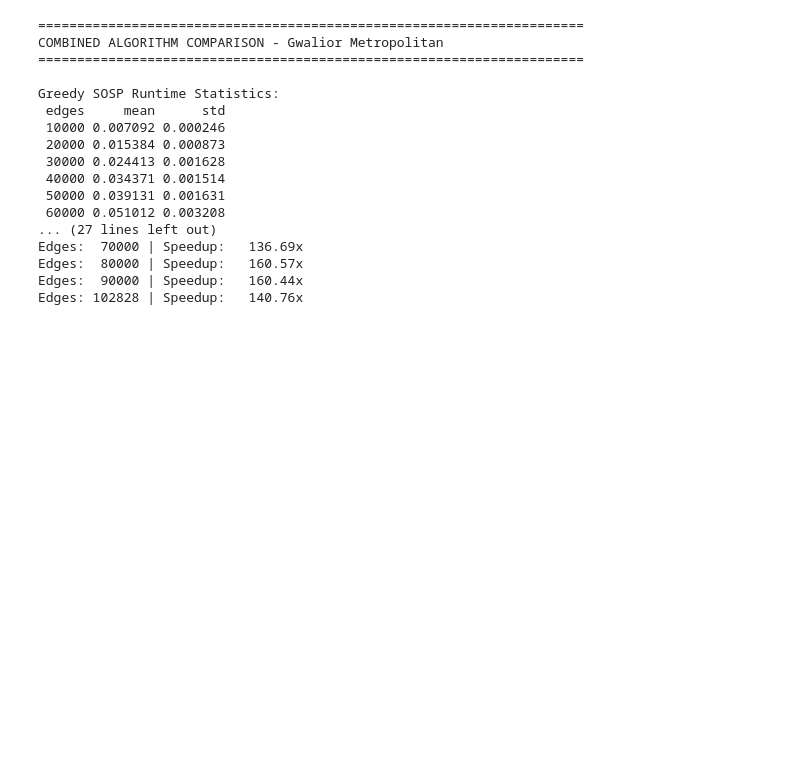
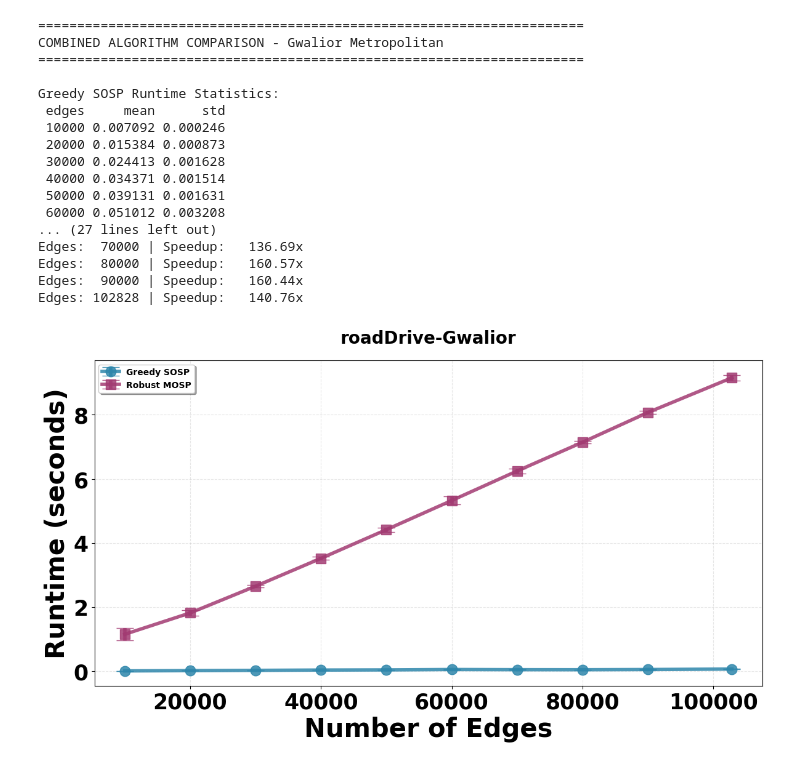
Before and after one commit to externalavi/SPA, a Jupyter notebook: Testing_gwalior_road_drive.ipynb, the cells around one changed output. Saved outputs shown, nothing was run; the diff lists cells and outputs as text; code cells hidden in the pictures; blank space fills up the shorter version.

Commit message:
Testing roadDrive-Gwalior

```diff
--- a/Testing_gwalior_road_drive.ipynb
+++ b/Testing_gwalior_road_drive.ipynb
@@ -335,3 +335,89 @@ Edges:  70000 | Speedup:   136.69x
 Edges:  80000 | Speedup:   160.57x
 Edges:  90000 | Speedup:   160.44x
 Edges: 102828 | Speedup:   140.76x
+# %%
+# Combined plot: Greedy SOSP vs Robust MOSP on RoadNet-CA
+import pandas as pd
+import matplotlib.pyplot as plt
+from pathlib import Path
+
+# Define paths
+RESULTS_GSOSP_CSV = Path("gwalior_road_drive_results_GSOSP.csv")
+RESULTS_RMOSP_CSV = Path("gwalior_road_drive_results_RMOSP.csv")
+
+# Load results from both algorithms
+gsosp_results = pd.read_csv(RESULTS_GSOSP_CSV)
+rmosp_results = pd.read_csv(RESULTS_RMOSP_CSV)
+
+# Aggregate runtimes by edges (mean and std)
+gsosp_runtime = gsosp_results.groupby('edges')['runtime'].agg(['mean', 'std']).reset_index()
+gsosp_runtime['algorithm'] = 'Greedy SOSP'
+
+rmosp_runtime = rmosp_results.groupby('edges')['runtime'].agg(['mean', 'std']).reset_index()
+rmosp_runtime['algorithm'] = 'Robust MOSP'
+
+# Create the combined plot
+fig, ax = plt.subplots(figsize=(12, 7))
+
+# Plot Greedy SOSP
+ax.errorbar(gsosp_runtime['edges'], gsosp_runtime['mean'],
+            yerr=gsosp_runtime['std'], marker='o', linewidth=4,
+            markersize=12, capsize=10, label='Greedy SOSP',
+            color='#2E86AB', alpha=0.85)
+
+# Plot Robust MOSP
+ax.errorbar(rmosp_runtime['edges'], rmosp_runtime['mean'],
+            yerr=rmosp_runtime['std'], marker='s', linewidth=4,
+            markersize=12, capsize=10, label='Robust MOSP',
+            color='#A23B72', alpha=0.85)
+
+# Formatting for research paper
+ax.set_xlabel('Number of Edges', fontsize=30, fontweight='heavy')
+ax.set_ylabel('Runtime (seconds)', fontsize=30, fontweight='heavy')
+
+ax.set_title('roadDrive-Gwalior',
+             fontsize=20, fontweight='bold', pad=20)
+
+ax.grid(True, alpha=0.3, linestyle='--', linewidth=0.8)
+ax.legend(fontsize=20, loc='upper left', frameon=True, shadow=True, prop={'weight': 'bold'})
+
+# Add tick formatting
+ax.tick_params(axis='both', which='major', labelsize=25)
+
+# Set fontweight for tick labels
+for label in ax.get_xticklabels() + ax.get_yticklabels():
+    label.set_fontweight('bold')
+
+plt.tight_layout()
+plt.savefig('roadDrive-Gwalior_performance_comparison.pdf', dpi=600, bbox_inches='tight')
+plt.show()
+
+
+
+
+
+
+
+
+
+
+# Print comparison statistics
+print("=" * 70)
+print("COMBINED ALGORITHM COMPARISON - roadDrive-Gwalior")
+print("=" * 70)
+print("\nGreedy SOSP Runtime Statistics:")
+print(gsosp_runtime[['edges', 'mean', 'std']].to_string(index=False))
+print("\nRobust MOSP Runtime Statistics:")
+print(rmosp_runtime[['edges', 'mean', 'std']].to_string(index=False))
+
+# Calculate speedup
+print("\n" + "=" * 70)
+print("SPEEDUP ANALYSIS (Robust MOSP / Greedy SOSP):")
+print("=" * 70)
+for edges in gsosp_runtime['edges']:
+    gsosp_mean = gsosp_runtime[gsosp_runtime['edges'] == edges]['mean'].values[0]
+    rmosp_mean = rmosp_runtime[rmosp_runtime['edges'] == edges]['mean'].values[0]
+    speedup = rmosp_mean / gsosp_mean
+    print(f"Edges: {edges:>6} | Speedup: {speedup:>8.2f}x")
+# %% [output]
+[figure, added]
```
Also changed, not shown: parts of 1 cell of this notebook.
